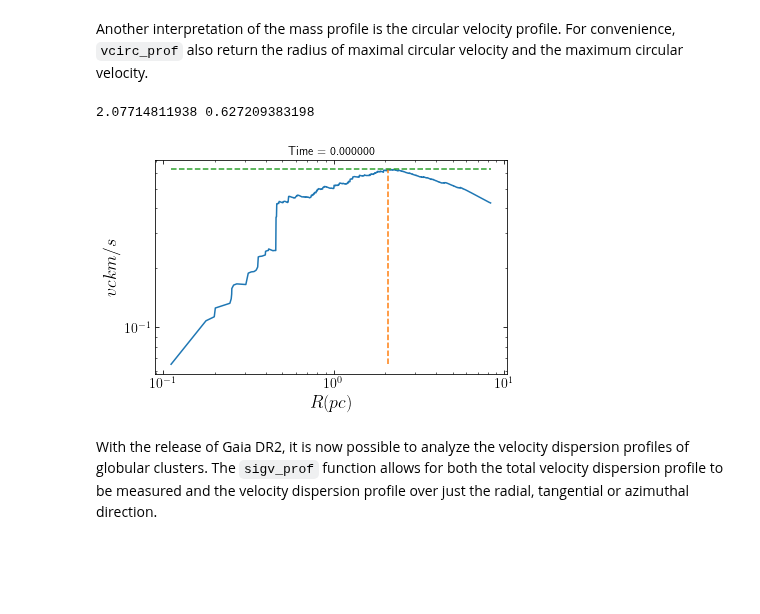
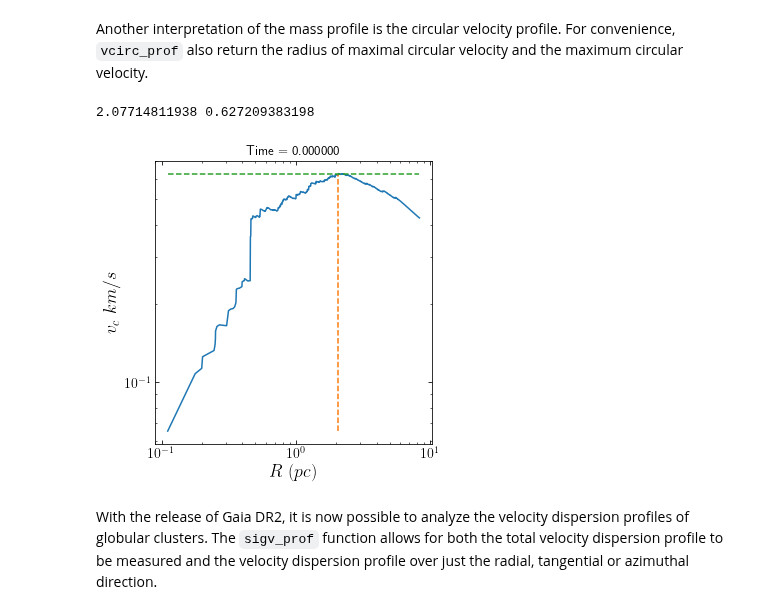
Before and after one commit to webbjj/clustertools, a Jupyter notebook: docs/source/notebooks/profiles.ipynb, the cells around one changed output. Cells and saved outputs as stored; diff of their text form; code cells hidden in the pictures; blank space fills up the shorter version.

```diff
--- a/docs/source/notebooks/profiles.ipynb
+++ b/docs/source/notebooks/profiles.ipynb
@@ -30,11 +30,11 @@ rprof, mprof, nprof=ctools.m_prof(cluster,plot=True,cumulative=True)
 # %% [markdown]
 Another interpretation of the mass profile is the circular velocity profile. For convenience, ``vcirc_prof`` also return the radius of maximal circular velocity and the maximum circular velocity.
 # %%
-rprof, vcprof, rvmax, vmax = ctools.vcirc_prof(cluster,plot=True)
+rprof, vcprof, rvmax, vmax = ctools.vcirc_prof(cluster,plot=True,nrad=None)
 print(rvmax,vmax)
 # %% [output]
 2.07714811938 0.627209383198
-[figure, old version]
+[figure, new version]
 # %% [markdown]
 With the release of Gaia DR2, it is now possible to analyze the velocity dispersion profiles of globular clusters. The ``sigv_prof`` function allows for both the total velocity dispersion profile to be measured and the velocity dispersion profile over just the radial, tangential or azimuthal direction.
 # %%
```
Also changed, not shown: parts of 13 cells of this notebook, 5 other files.
